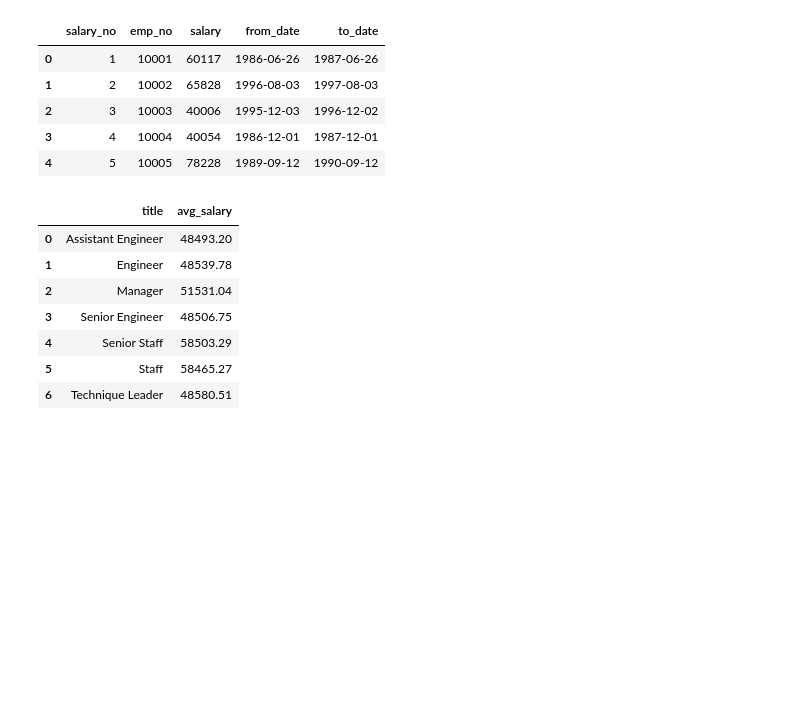
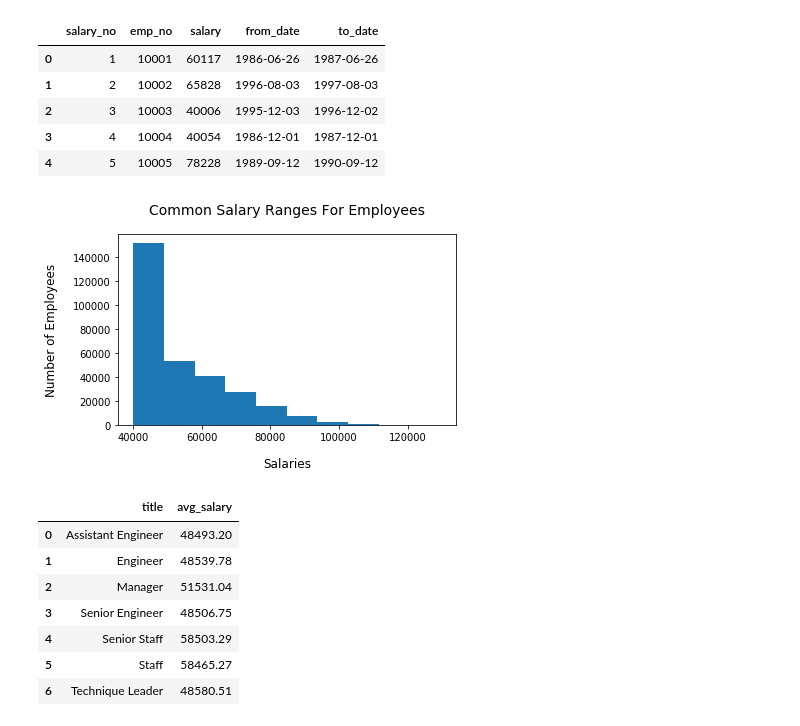
Before and after one commit to anulkar/sql-challenge, a Jupyter notebook: EmployeeSQL/employee_db_analysis.ipynb, the cells around one changed output. Saved outputs shown, nothing was run; the diff lists cells and outputs as text; code cells hidden in the pictures; blank space fills up the shorter version.

Commit message:
Added histogram to visualize the most common salary ranges for employees

```diff
--- a/EmployeeSQL/employee_db_analysis.ipynb
+++ b/EmployeeSQL/employee_db_analysis.ipynb
@@ -26,6 +27,30 @@ salary_data.head()
 | 2 | 3 | 10003 | 40006 | 1995-12-03 | 1996-12-02 |
 | 3 | 4 | 10004 | 40054 | 1986-12-01 | 1987-12-01 |
 | 4 | 5 | 10005 | 78228 | 1989-09-12 | 1990-09-12 |
+# %%
+# Create a histogram to visualize the most common salary ranges for employees.
+
+number_of_salaries = salary_data['salary'].count()
+number_of_salaries
+
+range_of_salaries = salary_data['salary'].max() - salary_data['salary'].min()
+range_of_salaries
+
+num_of_intervals = math.sqrt(number_of_salaries)
+num_of_intervals
+
+width_of_intervals = range_of_salaries / num_of_intervals
+width_of_intervals
+
+plt.hist(salary_data['salary'], bins=10)
+plt.title('Common Salary Ranges For Employees', fontsize=14, pad=20)
+plt.xlabel('Salaries', fontsize=12, labelpad=15)
+plt.ylabel('Number of Employees', fontsize=12, labelpad=15)
+plt.tight_layout()
+plt.savefig('images/Most_Common_Salary_Ranges.png', dpi=200)
+plt.show()
+# %% [output]
+[figure, added]
 # %%
 # Setup a SQL query string to get the average salaries of employees by title
 avg_salaries_title = "SELECT t.title, ROUND(AVG(s.salary), 2) AS avg_salary FROM titles AS t JOIN salaries AS s ON t.emp_no = s.emp_no GROUP BY t.title"
```
Also changed, not shown: parts of 1 cell of this notebook.
